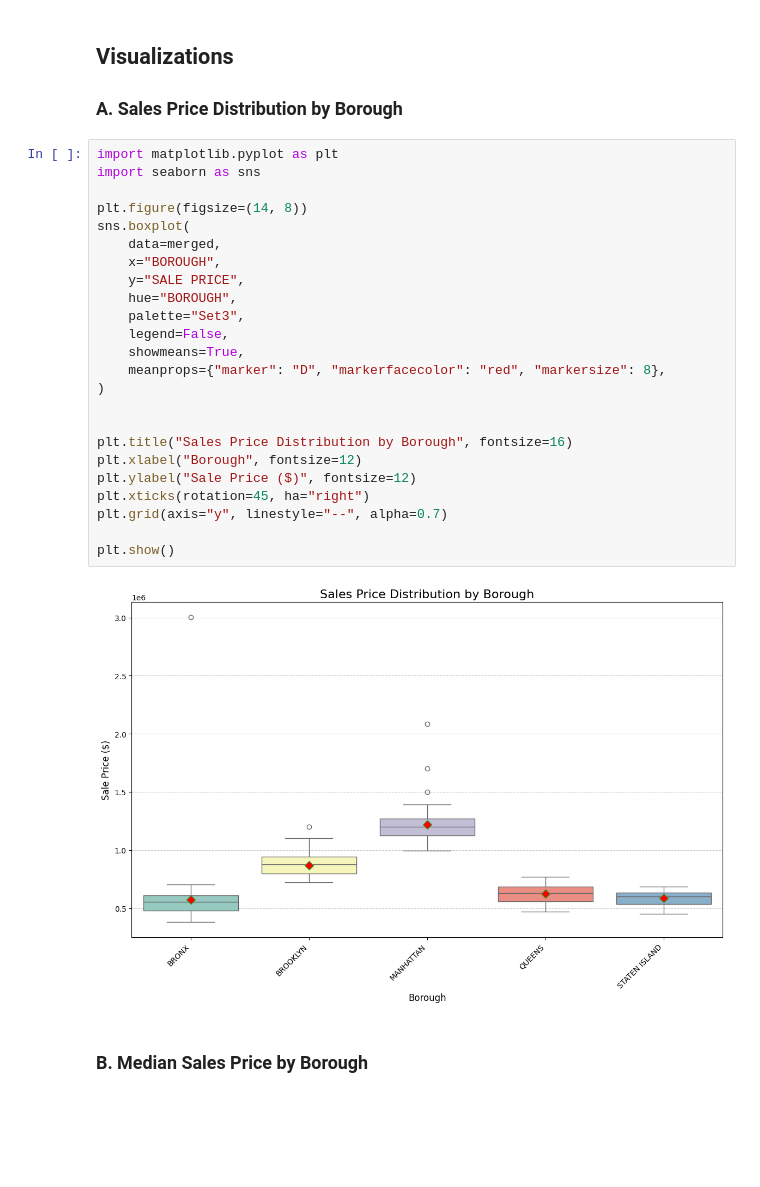
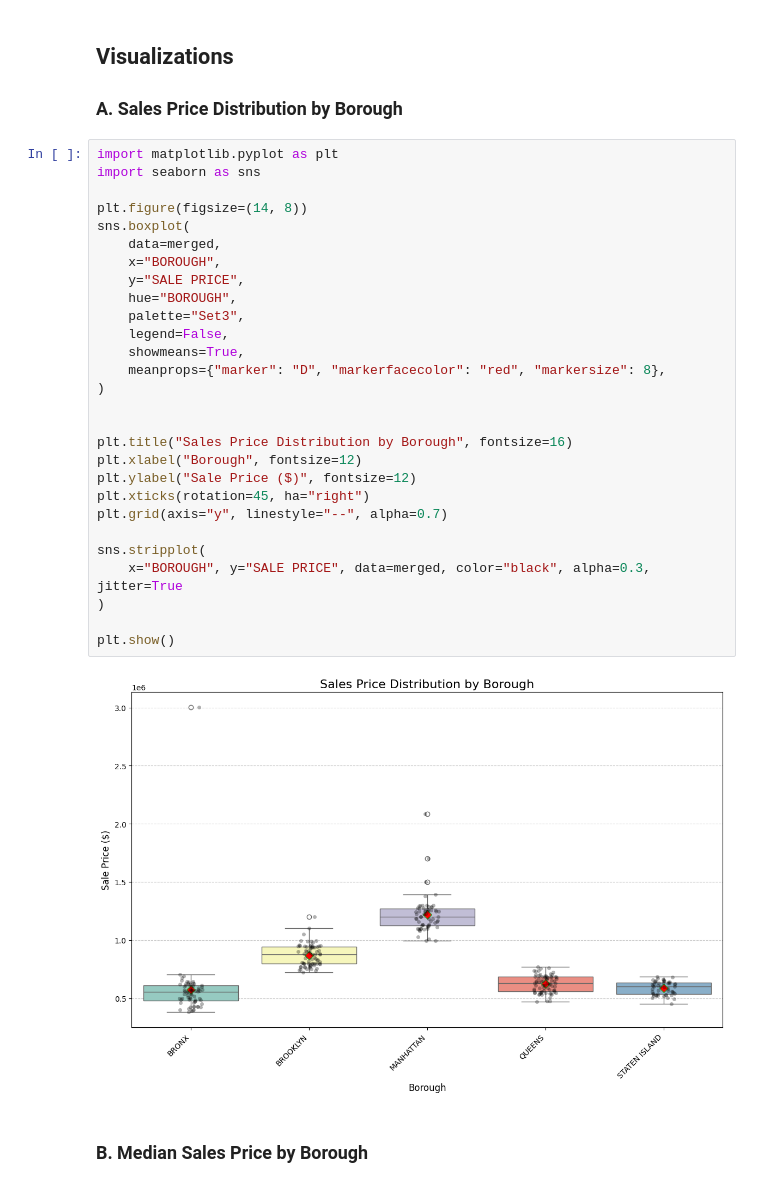
Before and after one commit to lugisz/lugisz.github.io, a Jupyter notebook: Project03.ipynb, the cells around one changed output. Drawn from its saved outputs; the diff is of its cells as text; blank space fills up the shorter version.

```diff
--- a/Project03.ipynb
+++ b/Project03.ipynb
@@ -266,29 +290,33 @@ merged
 # %%
 import matplotlib.pyplot as plt
 import seaborn as sns
 
 plt.figure(figsize=(14, 8))
 sns.boxplot(
     data=merged,
     x="BOROUGH",
     y="SALE PRICE",
     hue="BOROUGH",
     palette="Set3",
     legend=False,
     showmeans=True,
     meanprops={"marker": "D", "markerfacecolor": "red", "markersize": 8},
 )
 
 
 plt.title("Sales Price Distribution by Borough", fontsize=16)
 plt.xlabel("Borough", fontsize=12)
 plt.ylabel("Sale Price ($)", fontsize=12)
 plt.xticks(rotation=45, ha="right")
 plt.grid(axis="y", linestyle="--", alpha=0.7)
 
+sns.stripplot(
+    x="BOROUGH", y="SALE PRICE", data=merged, color="black", alpha=0.3, jitter=True
+)
+
 plt.show()
 # %% [output]
-[figure, old version]
+[figure, new version]
 # %% [markdown]
 ### B. Median Sales Price by Borough
 # %%
```
Also changed, not shown: parts of 10 cells of this notebook.
